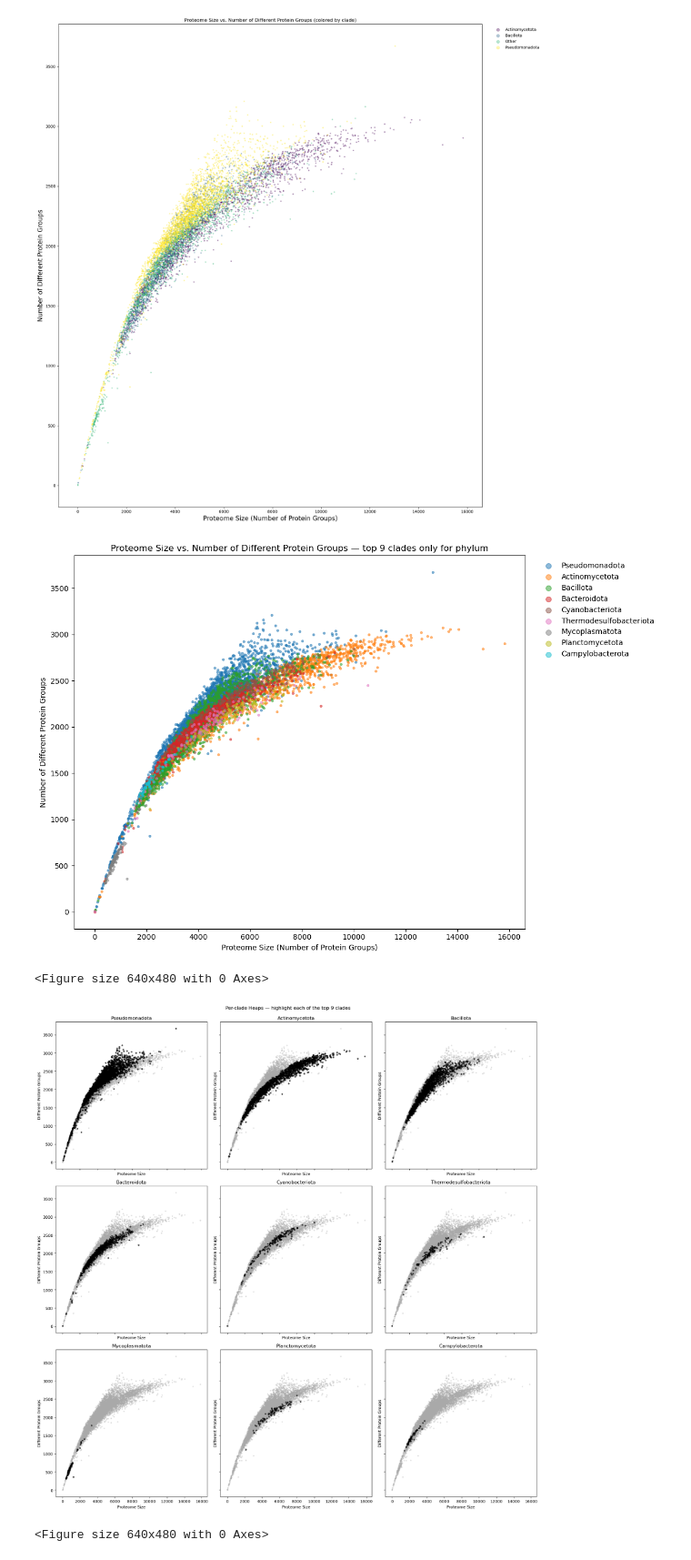
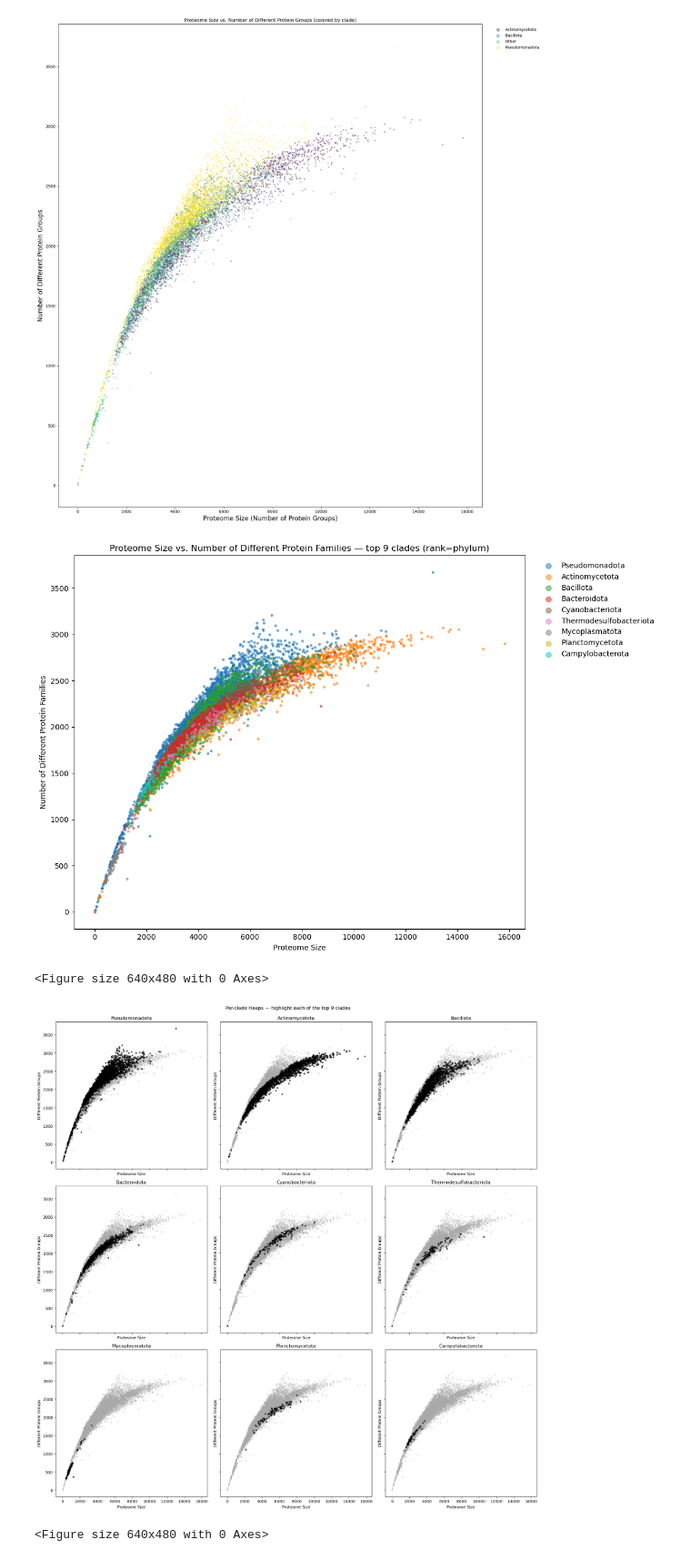
Before and after one commit to LeonardoAgasso/Protein_families, a Jupyter notebook: local/notebook/test_statlaws.ipynb, the cells around one changed output. Shown at 91% size. Saved outputs shown, nothing was run; the diff lists cells and outputs as text; code cells hidden in the pictures.

```diff
--- a/local/notebook/test_statlaws.ipynb
+++ b/local/notebook/test_statlaws.ipynb
@@ -314,9 +314,9 @@ for cl in top_clades:
     sub = df_top[df_top['clade'] == cl]
     plt.scatter(sub['size'], sub['richness'], s=8, alpha=0.5, label=cl, c=[clade_color[cl]])
 
-plt.xlabel('Proteome Size (Number of Protein Groups)')
-plt.ylabel('Number of Different Protein Groups')
-plt.title(f'Proteome Size vs. Number of Different Protein Groups — top {K} clades only for {TARGET_RANK}')
+plt.xlabel('Proteome Size')
+plt.ylabel('Number of Different Protein Families')
+plt.title(f'Proteome Size vs. Number of Different Protein Families — top {K} clades (rank={TARGET_RANK})')
 plt.legend(markerscale=2.5, frameon=False, bbox_to_anchor=(1.02, 1), loc='upper left')
 plt.tight_layout()
 plt.show()
@@ -336,34 +336,34 @@ bg_x = df['size'].to_numpy()
 bg_y = df['richness'].to_numpy()
 
 for i, cl in enumerate(top_clades):
     ax = axes[i]
     # background: everyone grey (including non-top-K)
     ax.scatter(bg_x, bg_y, s=6, alpha=0.3, color='darkgrey')
 
     # highlight the clade in color
     sub = df[df['clade'] == cl]
     ax.scatter(sub['size'], sub['richness'], s=10, alpha=0.6, c='black', label=cl)
 
     # optional 1:1 guide
     # x = np.linspace(0, df['size'].max()*1.05, 200)
     # ax.plot(x, x, linestyle='--', color='grey', linewidth=1, alpha=0.6)
 
     ax.set_title(cl)
     ax.set_xlabel('Proteome Size')
     ax.set_ylabel('Different Protein Groups')
     #ax.legend(frameon=False, loc='lower right')
 
 # hide any unused subplots
 for j in range(i+1, len(axes)):
     fig.delaxes(axes[j])
 
 fig.suptitle(f'Per-clade Heaps — highlight each of the top {K} clades', y=0.995)
 plt.tight_layout()
 plt.show()
 #savefig as svg
 plt.savefig(f'../pictures/heaps_facet_top{K}_{TARGET_RANK}.svg', format='svg')
 # %% [output]
-[figure, old version]
+[figure, new version]
 <Figure size 640x480 with 0 Axes>
 [figure]
 <Figure size 640x480 with 0 Axes>
```
Also changed, not shown: 2 other files.
